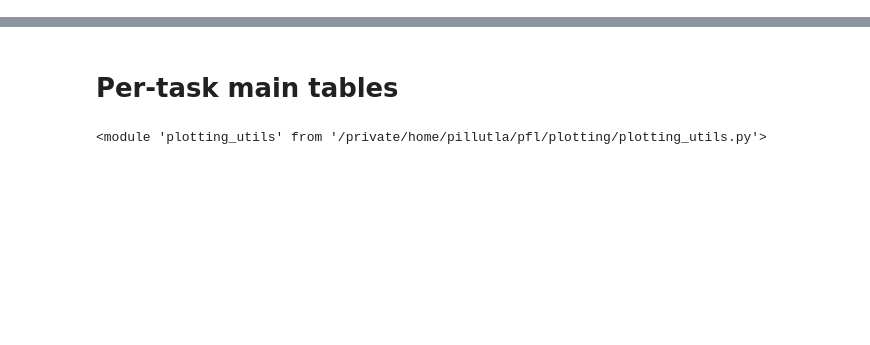
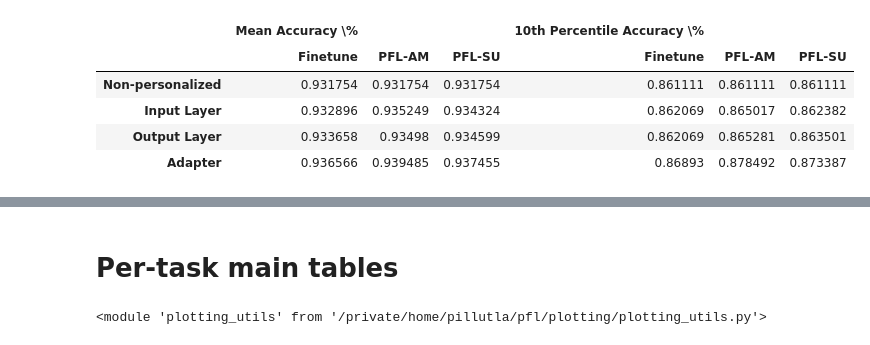
Before and after one commit to facebookresearch/FL_partial_personalization, a Jupyter notebook: plotting/results1.ipynb, the cells around one changed output, grey strips where cells are left out. Saved outputs shown, nothing was run; the diff lists cells and outputs as text; code cells hidden in the pictures; blank space fills up the shorter version.

```diff
--- a/plotting/results1.ipynb
+++ b/plotting/results1.ipynb
@@ -33,3 +33,23 @@ ds_model = "gldv2_resnetgn"
 # fn = utils.get_fedavg_finetune_fn(ds_model, "finetune")
 # df = pd.read_csv(fn)
 # df.head(5)
+# %%
+args = dict(
+    init = "pretrained", state = "stateful", ne_finetune=5, ne_pfl=1,
+    use_unweighted_stats = False, finetune_pfl_joint = False,
+)
+
+ds_and_model = ["emnist_resnetgn", "gldv2b_resnetgn", "so_mini"][0]
+df, dfs = utils.get_main_pertask_table(ds_and_model, **args)
+df2 = utils.convert_to_string_and_bold(df, dfs, do_bold=True)
+df2 = utils.rename_main_table_per_task(df2)
+df, dfs = utils.rename_main_table_per_task(df), utils.rename_main_table_per_task(dfs)
+
+df
+# %% [output]
+|  | Mean Accuracy \% |  |  | 10th Percentile Accuracy \% |  |  |
+|  | Finetune | PFL-AM | PFL-SU | Finetune | PFL-AM | PFL-SU |
+| Non-personalized | 0.931754 | 0.931754 | 0.931754 | 0.861111 | 0.861111 | 0.861111 |
+| Input Layer | 0.932896 | 0.935249 | 0.934324 | 0.862069 | 0.865017 | 0.862382 |
+| Output Layer | 0.933658 | 0.93498 | 0.934599 | 0.862069 | 0.865281 | 0.863501 |
+| Adapter | 0.936566 | 0.939485 | 0.937455 | 0.86893 | 0.878492 | 0.873387 |
```
Also changed, not shown: parts of 1 cell of this notebook, 1 other file.
